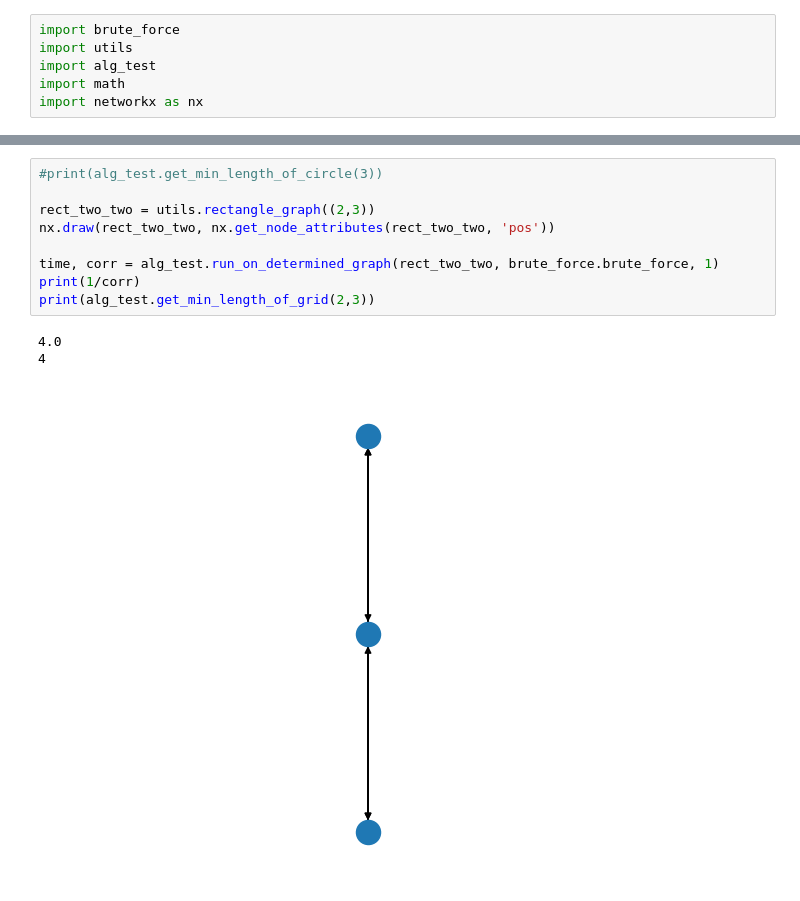
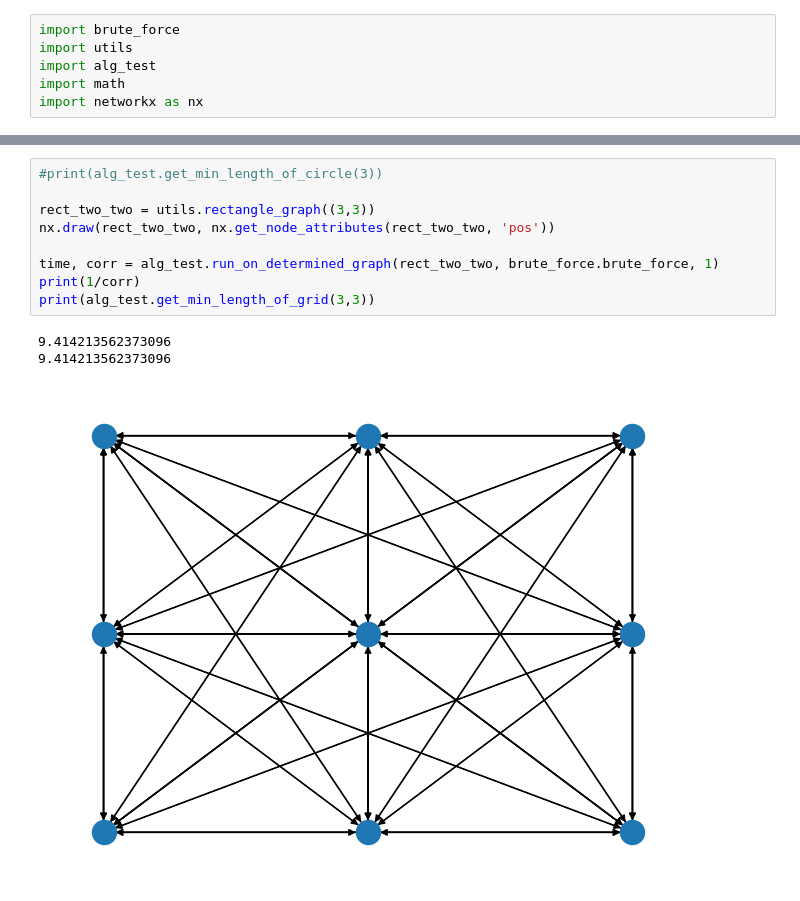
Before and after one commit to olincollege/directed-salesman, a Jupyter notebook: algorithm_testing.ipynb, the cells around one changed output, grey strips where cells are left out. Cells and saved outputs as stored; diff of their text form.

```diff
--- a/algorithm_testing.ipynb
+++ b/algorithm_testing.ipynb
@@ -21,13 +22,13 @@ rectangle_three_three_time: 1.2116658687591553
 # %%
 #print(alg_test.get_min_length_of_circle(3))
 
-rect_two_two = utils.rectangle_graph((2,3))
+rect_two_two = utils.rectangle_graph((3,3))
 nx.draw(rect_two_two, nx.get_node_attributes(rect_two_two, 'pos'))
 
 time, corr = alg_test.run_on_determined_graph(rect_two_two, brute_force.brute_force, 1)
 print(1/corr)
-print(alg_test.get_min_length_of_grid(2,3))
+print(alg_test.get_min_length_of_grid(3,3))
 # %% [output]
-4.0
-4
+9.414213562373096
+9.414213562373096
-[figure, old version]
+[figure, new version]
```
Also changed, not shown: parts of 2 cells of this notebook.
